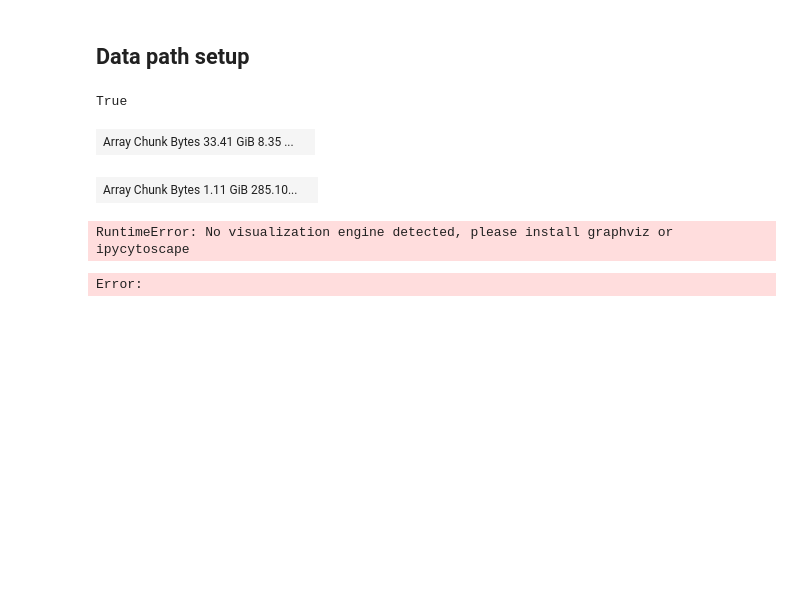
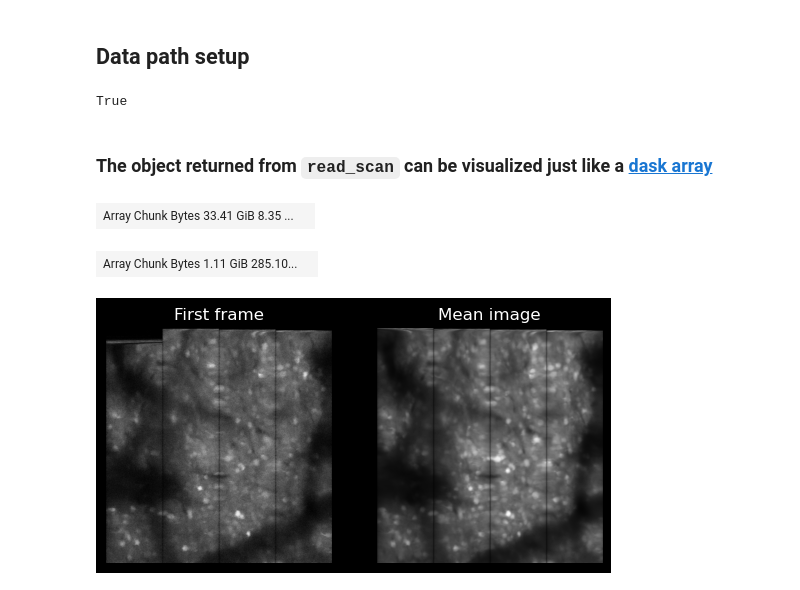
Before and after one commit to MillerBrainObservatory/scanreader, a Jupyter notebook: docs/demo_reader.ipynb, the cells around one changed output. Cells and saved outputs as stored; diff of their text form; code cells hidden in the pictures; blank space fills up the shorter version.

Commit message:
docs: finish reader example with new task graph

```diff
--- a/docs/demo_reader.ipynb
+++ b/docs/demo_reader.ipynb
@@ -31,30 +43,30 @@ datapath.is_dir()
 True
 # %%
 data = read_scan(datapath)
-data[:]
-# %% [output]
-| Array Chunk Bytes 33.41 GiB 8.35 ... |  |
+# %% [markdown]
+### The object returned from `read_scan` can be visualized just like a [dask array](https://examples.dask.org/array.html#Create-Random-array)
+# %%
+data[:]
+# %% [output]
+| Array Chunk Bytes 33.41 GiB 8.35 ... |  |
 # %%
 z_plane_1 = data[:,0,:,:]
 z_plane_1
 # %% [output]
 | Array Chunk Bytes 1.11 GiB 285.10... |  |
 # %%
-lazy_compute = z_plane_1.mean(axis=0)
-lazy_compute.visualize()
+mean_img = z_plane_1[:500,:,:].mean(axis=0)
-# %% [output]
-RuntimeError: No visualization engine detected, please install graphviz or ipycytoscape
 # %%
 fig, ax = plt.subplots(nrows=1, ncols=2)
 ax[0].imshow(z_plane_1[0,:,:], cmap='gray')
 ax[0].set_title('First frame')
 ax[0].axis('off')
-ax[1].imshow(z_plane_1.mean(axis=0), cmap='gray')
+ax[1].imshow(mean_img, cmap='gray')
 ax[1].set_title('Mean image')
 ax[1].axis('off')
 plt.show(fig)
 # %% [output]
-Error:
+[figure, added]
 # %%
 sorted([(x, f'{(sys.getsizeof(globals().get(x)) / 1e6)} Mb'  ) for x in dir() if not x.startswith('_') and x not in sys.modules], key=lambda x: x[1], reverse=True)
 # %% [output]
```
Also changed, not shown: parts of 6 cells of this notebook, 2 other files.
